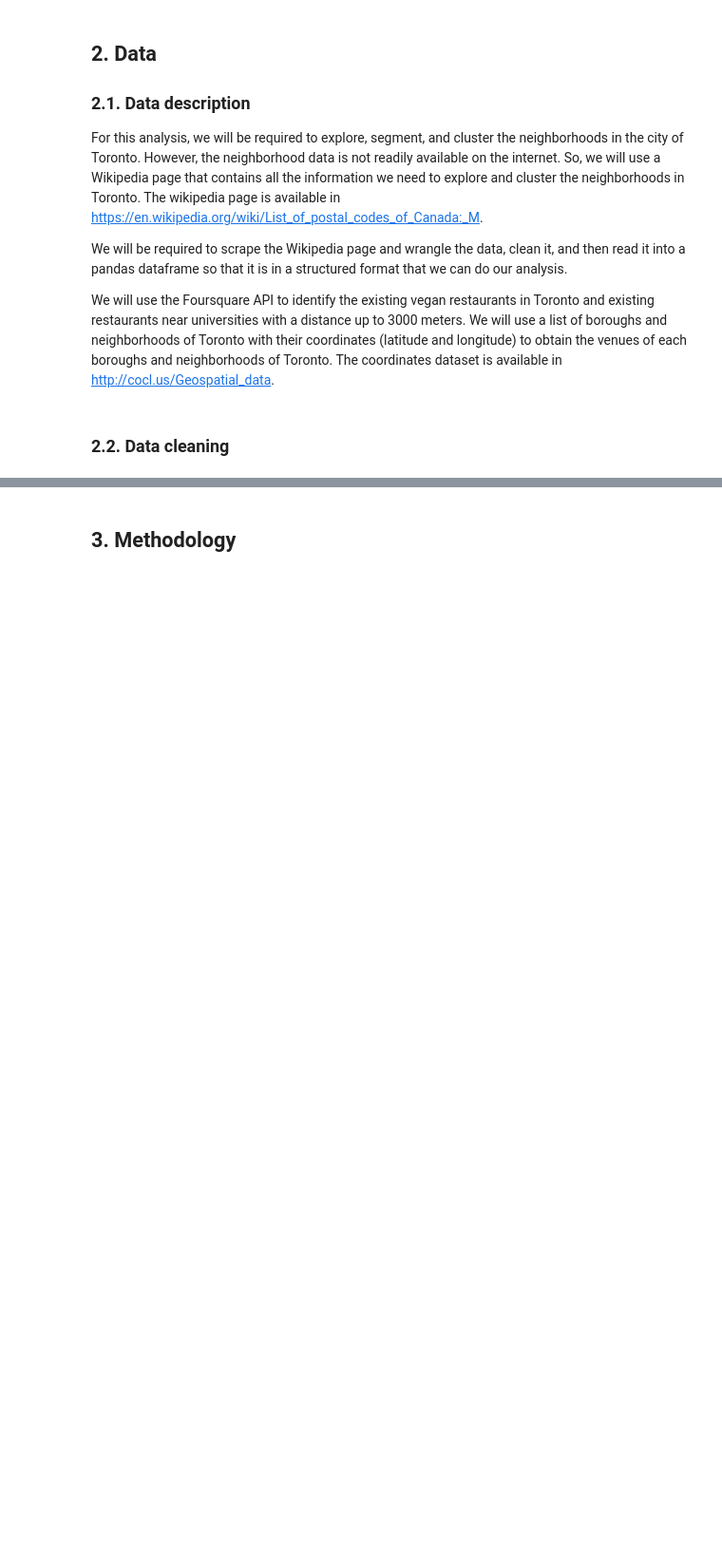
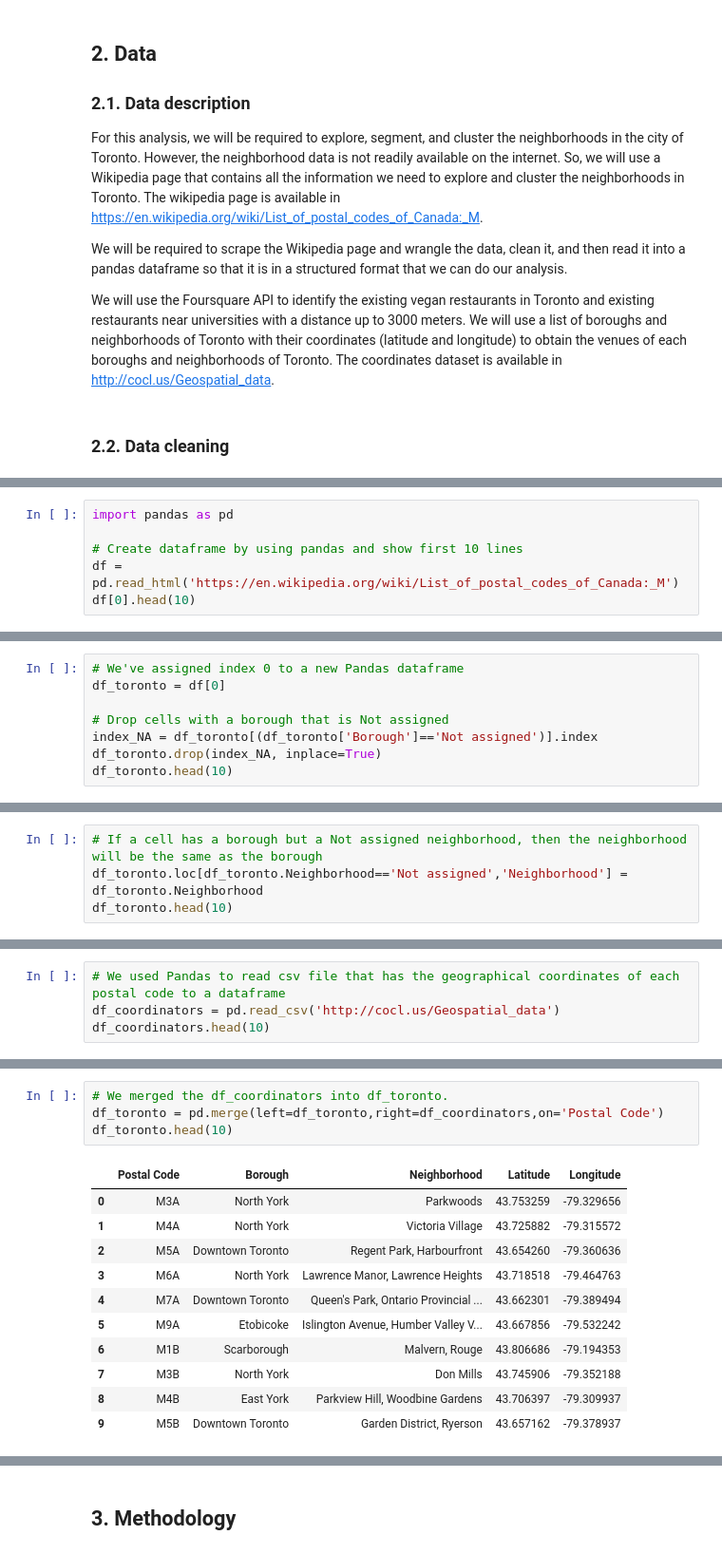
Before and after one commit to herculeshssj/Coursera_Capstone, a Jupyter notebook: Toronto-Neighborhood-Week5-FinalReport.ipynb, the cells around one changed output, grey strips where cells are left out. Shown: that part at 95% size. Drawn from its saved outputs; the diff is of its cells as text; blank space fills up the shorter version.

Commit message:
Data cleaning

```diff
--- a/Toronto-Neighborhood-Week5-FinalReport.ipynb
+++ b/Toronto-Neighborhood-Week5-FinalReport.ipynb
@@ -59,0 +60,6 @@ We will use the Foursquare API to identify the existing vegan restaurants in Tor
+# %%
+import pandas as pd
+
+# Create dataframe by using pandas and show first 10 lines
+df = pd.read_html('https://en.wikipedia.org/wiki/List_of_postal_codes_of_Canada:_M')
+df[0].head(10)
@@ -59,0 +78,8 @@ We will use the Foursquare API to identify the existing vegan restaurants in Tor
+# %%
+# We've assigned index 0 to a new Pandas dataframe
+df_toronto = df[0]
+
+# Drop cells with a borough that is Not assigned
+index_NA = df_toronto[(df_toronto['Borough']=='Not assigned')].index
+df_toronto.drop(index_NA, inplace=True)
+df_toronto.head(10)
@@ -59,0 +98,4 @@ We will use the Foursquare API to identify the existing vegan restaurants in Tor
+# %%
+# If a cell has a borough but a Not assigned neighborhood, then the neighborhood will be the same as the borough
+df_toronto.loc[df_toronto.Neighborhood=='Not assigned','Neighborhood'] = df_toronto.Neighborhood
+df_toronto.head(10)
@@ -59,0 +120,4 @@ We will use the Foursquare API to identify the existing vegan restaurants in Tor
+# %%
+# We used Pandas to read csv file that has the geographical coordinates of each postal code to a dataframe
+df_coordinators = pd.read_csv('http://cocl.us/Geospatial_data')
+df_coordinators.head(10)
@@ -59,0 +136,16 @@ We will use the Foursquare API to identify the existing vegan restaurants in Tor
+# %%
+# We merged the df_coordinators into df_toronto.
+df_toronto = pd.merge(left=df_toronto,right=df_coordinators,on='Postal Code')
+df_toronto.head(10)
+# %% [output]
+|  | Postal Code | Borough | Neighborhood | Latitude | Longitude |
+| 0 | M3A | North York | Parkwoods | 43.753259 | -79.329656 |
+| 1 | M4A | North York | Victoria Village | 43.725882 | -79.315572 |
+| 2 | M5A | Downtown Toronto | Regent Park, Harbourfront | 43.654260 | -79.360636 |
+| 3 | M6A | North York | Lawrence Manor, Lawrence Heights | 43.718518 | -79.464763 |
+| 4 | M7A | Downtown Toronto | Queen's Park, Ontario Provincial ... | 43.662301 | -79.389494 |
+| 5 | M9A | Etobicoke | Islington Avenue, Humber Valley V... | 43.667856 | -79.532242 |
+| 6 | M1B | Scarborough | Malvern, Rouge | 43.806686 | -79.194353 |
+| 7 | M3B | North York | Don Mills | 43.745906 | -79.352188 |
+| 8 | M4B | East York | Parkview Hill, Woodbine Gardens | 43.706397 | -79.309937 |
+| 9 | M5B | Downtown Toronto | Garden District, Ryerson | 43.657162 | -79.378937 |
```
Also changed, not shown: parts of 11 cells of this notebook.
